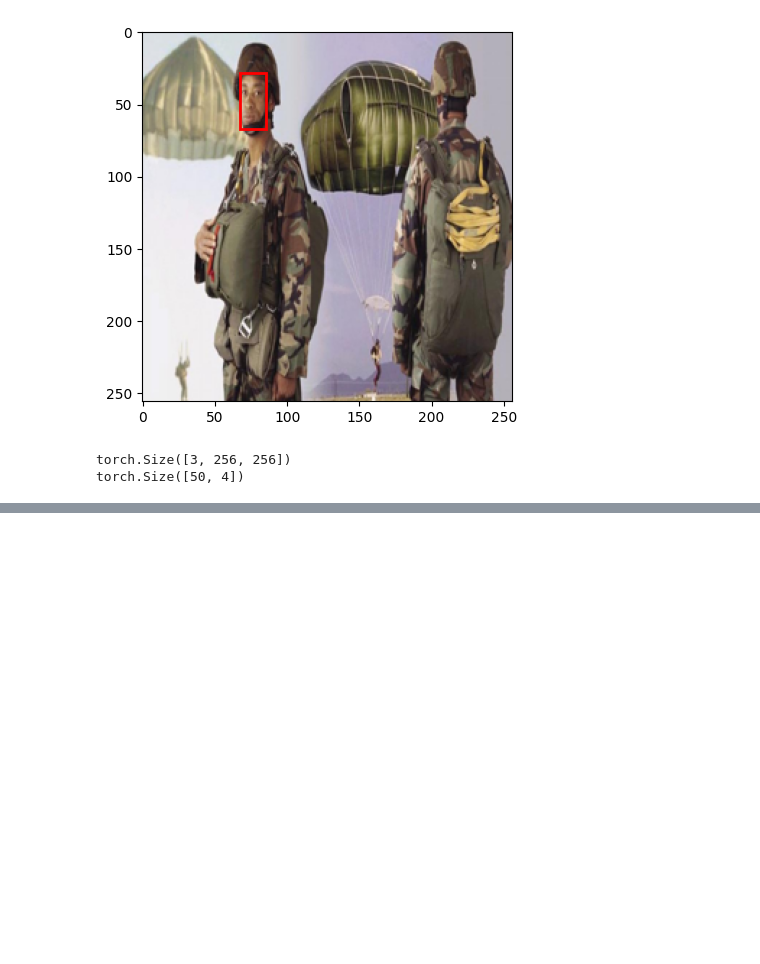
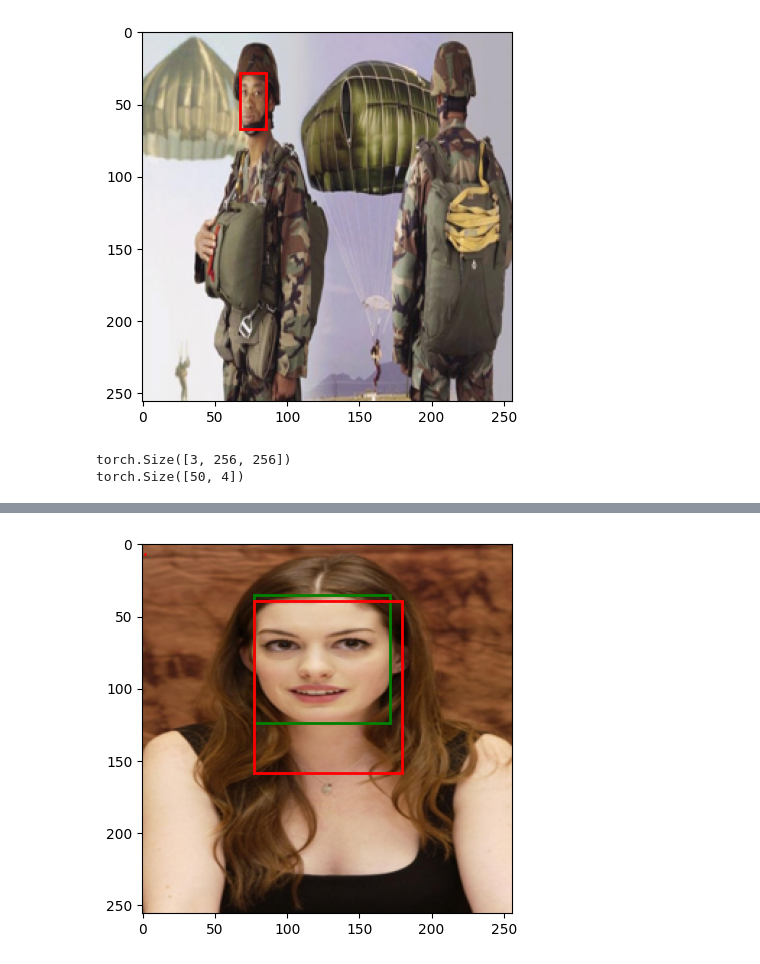
Before and after one commit to DjuloFyro/FaceSegLite, a Jupyter notebook: notebooks/model_bounding_box.ipynb, the cells around one changed output, grey strips where cells are left out. Drawn from its saved outputs; the diff is of its cells as text; code cells hidden in the pictures; blank space fills up the shorter version.

```diff
--- a/notebooks/model_bounding_box.ipynb
+++ b/notebooks/model_bounding_box.ipynb
@@ -523,0 +508,4 @@ predict_bounding_box(f'../data/images/{test_images[50]}', model, test_bbox_data[
+# %%
+predict_bounding_box(f'../data/images/{test_images[200]}', model, test_bbox_data[200])
+# %% [output]
+[figure, added]
```
Also changed, not shown: parts of 11 cells of this notebook.
